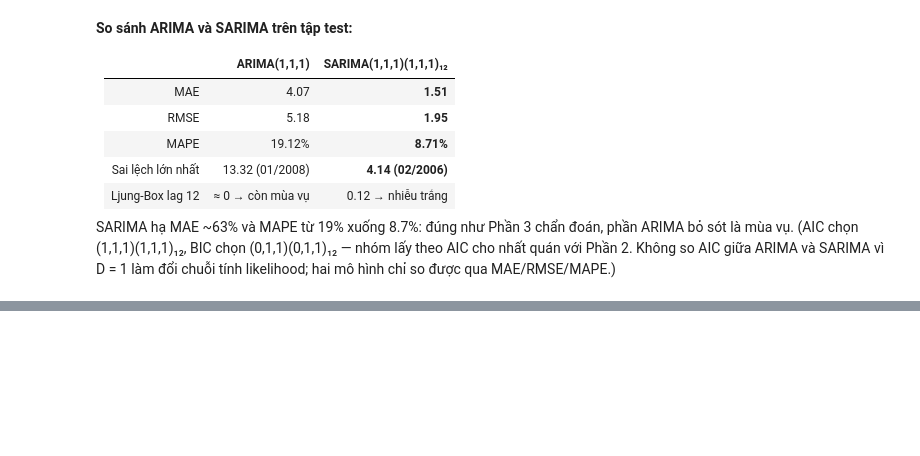
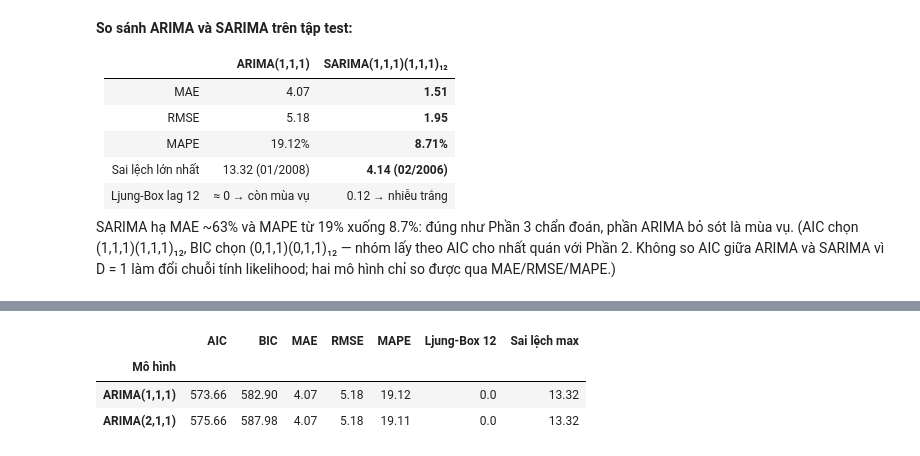
Before and after one commit to HoraCompany-VN/Times-Series-Gr3, a Jupyter notebook: Lab2/BT_Normal/src/Bai5.ipynb, the cells around one changed output, grey strips where cells are left out. Cells and saved outputs as stored; diff of their text form; code cells hidden in the pictures; blank space fills up the shorter version.

```diff
--- a/Lab2/BT_Normal/src/Bai5.ipynb
+++ b/Lab2/BT_Normal/src/Bai5.ipynb
@@ -274,0 +279,25 @@ SARIMA hạ MAE ~63% và MAPE từ 19% xuống 8.7%: đúng như Phần 3 chẩn
+# %%
+def danh_gia_arima(fit, ten):
+    """AIC/BIC + sai số trên tập test + Ljung-Box lag 12 của một mô hình ARIMA."""
+    fc   = fit.get_forecast(steps=len(test_data))
+    pred = pd.Series(fc.predicted_mean.to_numpy(), index=test_data.index)
+    err  = test_data["value"] - pred
+    return {"Mô hình": ten,
+            "AIC": fit.aic,
+            "BIC": fit.bic,
+            "MAE": err.abs().mean(),
+            "RMSE": np.sqrt((err ** 2).mean()),
+            "MAPE": (err.abs() / test_data["value"]).mean() * 100,
+            "Ljung-Box 12": acorr_ljungbox(fit.resid.dropna(), lags=[12], return_df=True).lb_pvalue.iloc[0],
+            "Sai lệch max": err.abs().max()}
+
+bang_danh_gia = pd.DataFrame([
+    danh_gia_arima(model_1_fit, "ARIMA(1,1,1)"),
+    danh_gia_arima(model_2_fit, "ARIMA(2,1,1)"),
+]).set_index("Mô hình")
+bang_danh_gia.round(2)
+# %% [output]
+|  | AIC | BIC | MAE | RMSE | MAPE | Ljung-Box 12 | Sai lệch max |
+| Mô hình |  |  |  |  |  |  |  |
+| ARIMA(1,1,1) | 573.66 | 582.90 | 4.07 | 5.18 | 19.12 | 0.0 | 13.32 |
+| ARIMA(2,1,1) | 575.66 | 587.98 | 4.07 | 5.18 | 19.11 | 0.0 | 13.32 |
```
Also changed, not shown: parts of 8 cells of this notebook.
